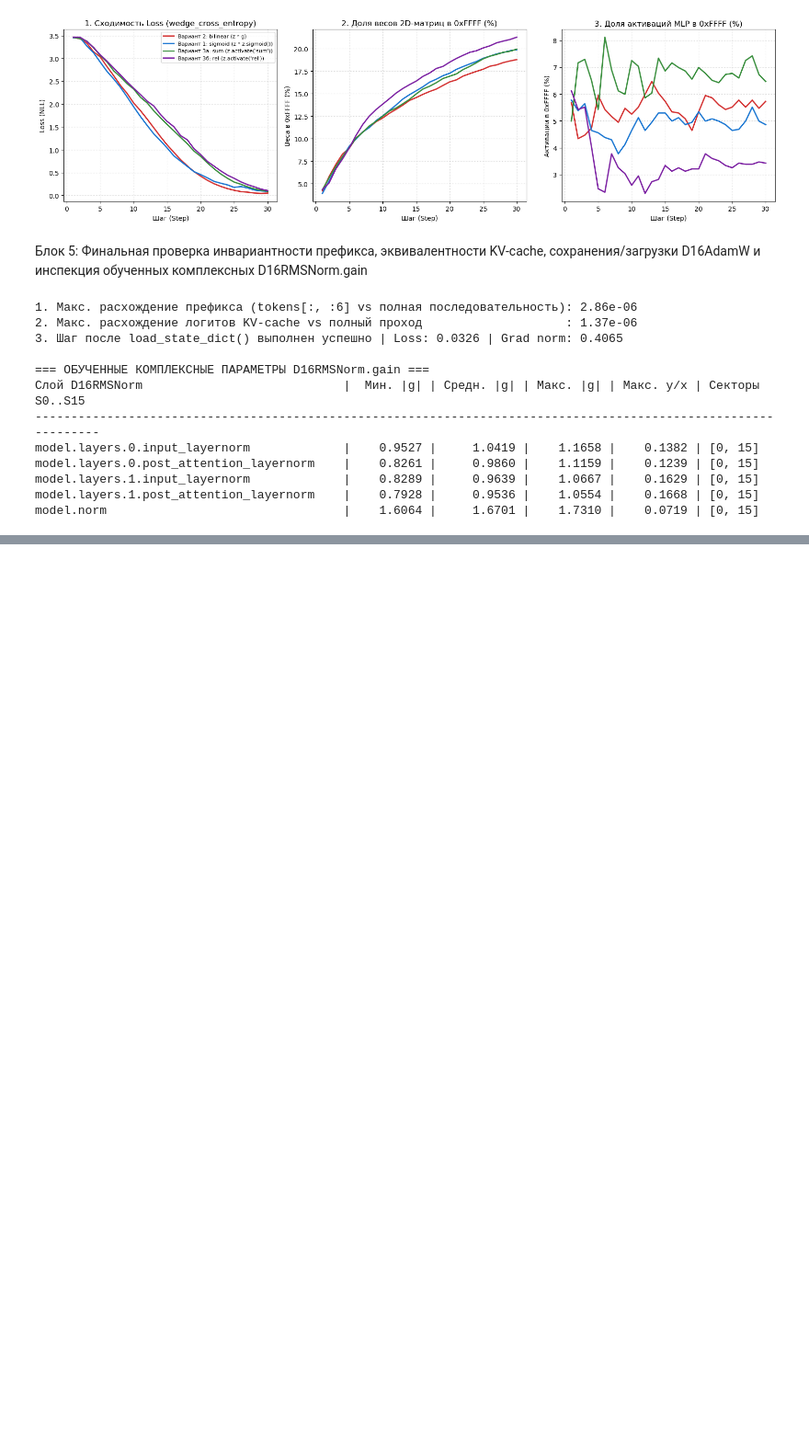
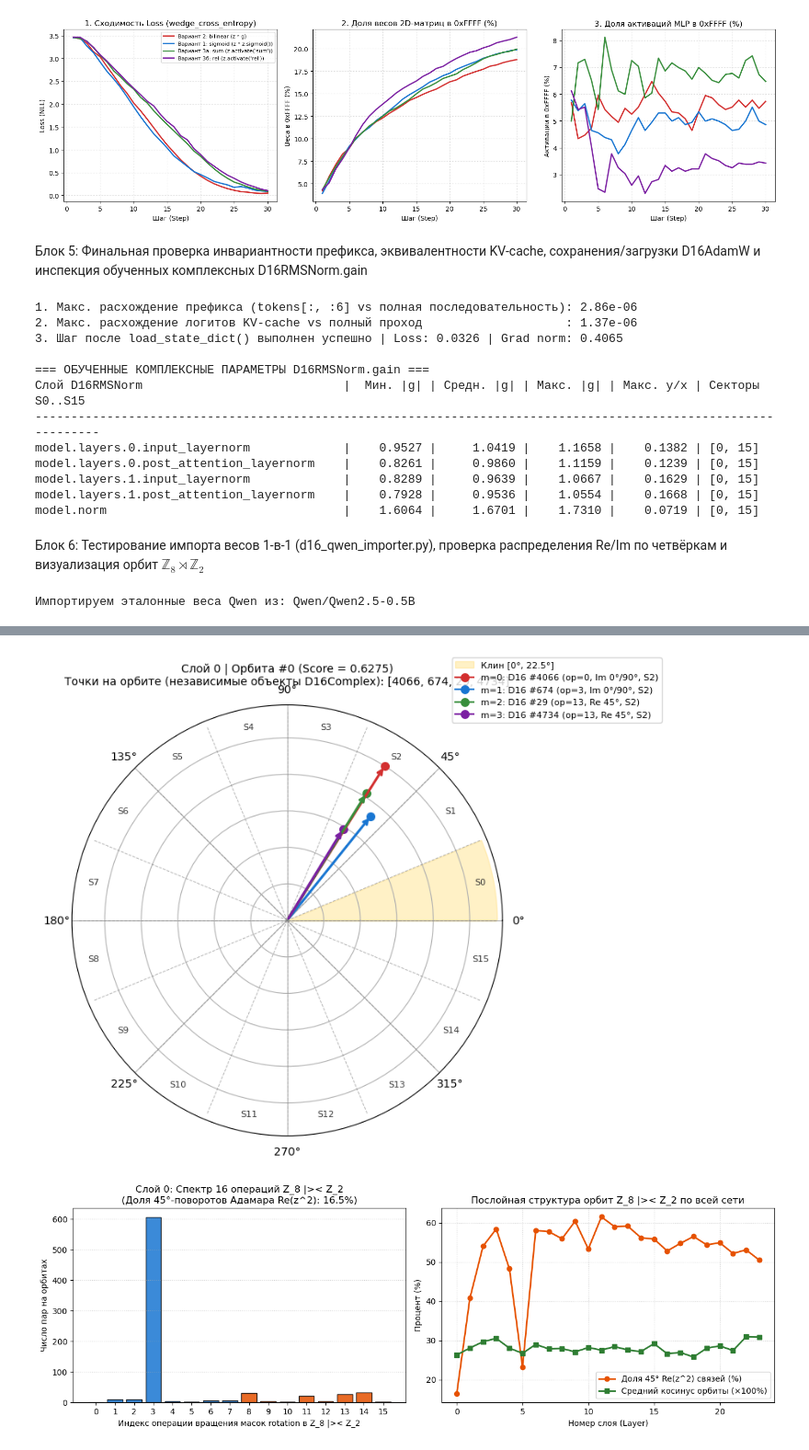
Before and after one commit to CeperaPetrov/d16nn, a Jupyter notebook: qwen/ipynb/d16_model2.ipynb, the cells around one changed output, grey strips where cells are left out. Shown at 92% size. Drawn from its saved outputs; the diff is of its cells as text; code cells hidden in the pictures; blank space fills up the shorter version.

```diff
--- a/qwen/ipynb/d16_model2.ipynb
+++ b/qwen/ipynb/d16_model2.ipynb
@@ -371,3 +371,70 @@ model.layers.0.post_attention_layernorm    |    0.8261 |     0.9860 |    1.1159
 model.layers.1.input_layernorm             |    0.8289 |     0.9639 |    1.0667 |    0.1629 | [0, 15]
 model.layers.1.post_attention_layernorm    |    0.7928 |     0.9536 |    1.0554 |    0.1668 | [0, 15]
 model.norm                                 |    1.6064 |     1.6701 |    1.7310 |    0.0719 | [0, 15]
+# %% [markdown]
+Блок 6: Тестирование импорта весов 1-в-1 (d16_qwen_importer.py), проверка распределения Re/Im по четвёркам и визуализация орбит $\mathbb{Z}_8 \rtimes \mathbb{Z}_2$
+# %%
+import importlib
+from pathlib import Path
+import matplotlib.pyplot as plt
+import torch
+
+import d16_qwen_importer
+import d16_vis_utils
+
+importlib.reload(d16_qwen_importer)
+importlib.reload(d16_vis_utils)
+
+from d16_qwen_importer import import_qwen_weights, print_import_summary
+from d16_vis_utils import (
+    plot_layer_z8z2_spectrum,
+    plot_single_orbit_compass,
+    print_orbit_table,
+)
+
+# 1. Ищем локальный чекпоинт Qwen (.safetensors / папку модели) или используем HuggingFace ID
+QWEN_SOURCE = None
+for candidate in (
+    Path.cwd() / "model.safetensors",
+    Path.cwd().parent / "model.safetensors",
+    Path.cwd() / "qwen",
+    Path.cwd().parent / "qwen",
+    Path.cwd().parent / "Qwen2.5-0.5B",
+    Path.cwd().parent / "Qwen2.5-0.5B-Instruct",
+):
+    if candidate.exists() and (candidate.is_file() or any(candidate.glob("*.safetensors")) or any(candidate.glob("*.bin"))):
+        QWEN_SOURCE = candidate
+        break
+
+if QWEN_SOURCE is None:
+    # Укажи путь к своему файлу/папке с весами Qwen или оставь HuggingFace ID:
+    QWEN_SOURCE = "Qwen/Qwen2.5-0.5B"
+
+print(f"Импортируем эталонные веса Qwen из: {QWEN_SOURCE}")
+
+# 2. Выполняем реальный импорт 1-в-1 в D16QwenForCausalLM (d16_qwen_model2)
+imported_model, import_report = import_qwen_weights(
+    QWEN_SOURCE,
+    min_orbit_score=0.20,
+    indiff_eps="auto",
+    indiff_rel=0.25,
+    mlp_activation="bilinear",
+    dtype=torch.bfloat16,
+    verbose=True,
+)
+
+# 3. Полная сводка по всем слоям и топ-10 найденных четвёрок слоя 0
+print()
+print_import_summary(import_report)
+print()
+print_orbit_table(import_report.layer_reports[0], top_k=10)
+
+# 4. Полярный компас лучшей четвёрки слоя 0 и послойный спектр Z_8 |>< Z_2 по всей сети Qwen
+best_unit = int(import_report.layer_reports[0].orbit_scores.argmax().item())
+fig_compass, _ = plot_single_orbit_compass(import_report.layer_reports[0], unit_idx=best_unit)
+plt.show()
+
+fig_spec = plot_layer_z8z2_spectrum(import_report, layer_idx=0)
+plt.show()
+# %% [output]
+Импортируем эталонные веса Qwen из: Qwen/Qwen2.5-0.5B
@@ -373,0 +458,2 @@ model.norm                                 |    1.6064 |     1.6701 |    1.7310
+[figure, added]
+[figure, added]
```
Also changed, not shown: parts of 1 cell of this notebook, 3 other files.
